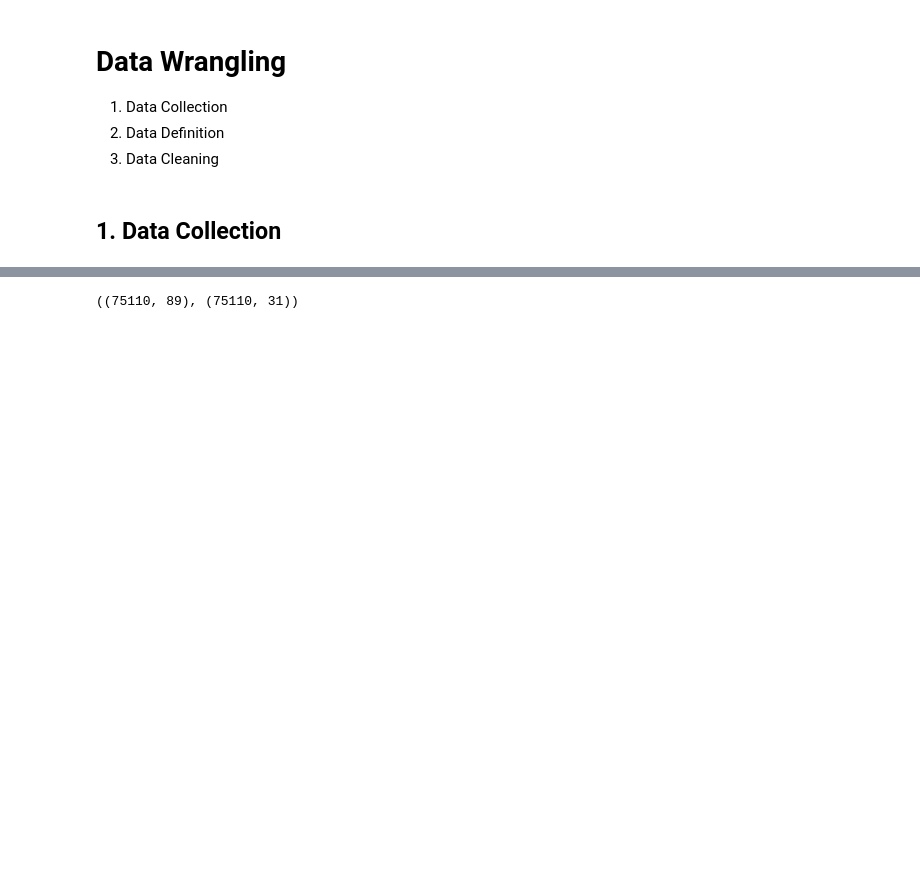
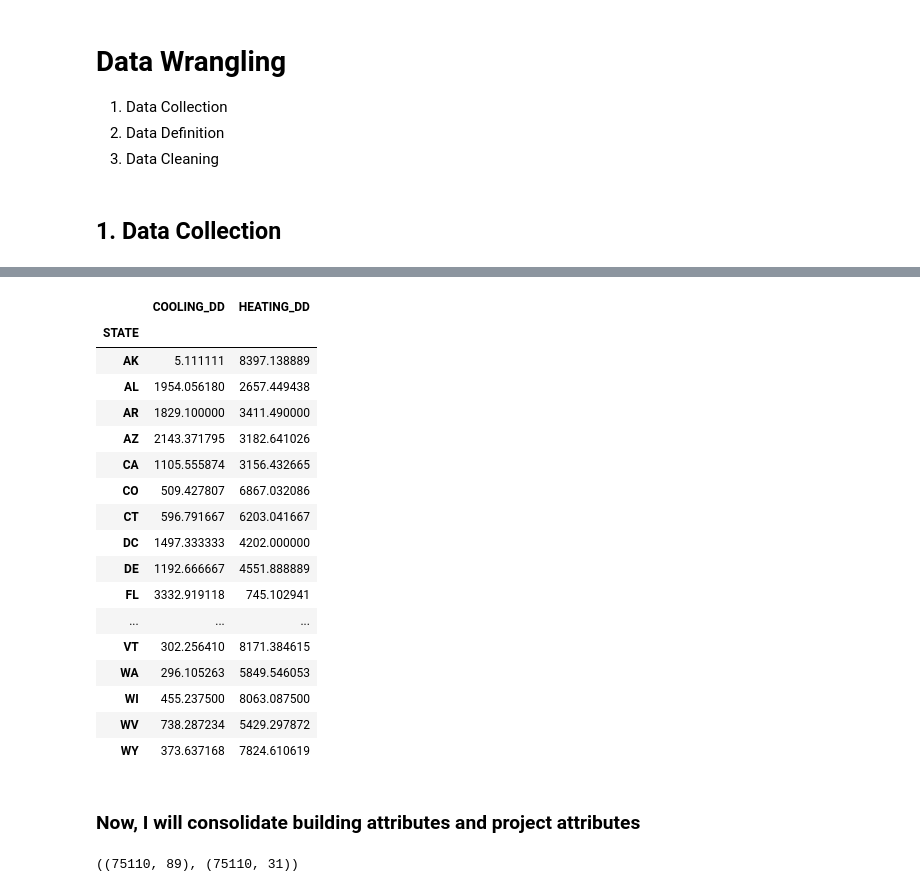
Before and after one commit to jvrnuno/Capstone-2, a Jupyter notebook: notebooks/1.1_JNT_Data_Collection.ipynb, the cells around one changed output, grey strips where cells are left out. Cells and saved outputs as stored; diff of their text form; code cells hidden in the pictures; blank space fills up the shorter version.

Commit message:
Add climate data for analysis

```diff
--- a/notebooks/1.1_JNT_Data_Collection.ipynb
+++ b/notebooks/1.1_JNT_Data_Collection.ipynb
@@ -21,0 +141,6 @@ project_df = pd.read_csv(project_file, index_col=None, low_memory=False)
+# %%
+# Keep entries ending with C, S or R
+
+climate_df = climate_df[climate_df.HEATING_DD.str.endswith('C') |
+                        climate_df.HEATING_DD.str.endswith('S') |
+                        climate_df.HEATING_DD.str.endswith('R')]
@@ -22 +169,35 @@ project_df = pd.read_csv(project_file, index_col=None, low_memory=False)
+# %%
+# Drop station id and zip code info. No longer need them
+
+climate_df.drop(['STATION_ID', 'ZIP_CODE'], axis=1, inplace=True)
+# %%
+climate_df['COOLING_DD'] = pd.to_numeric(climate_df['COOLING_DD'])
+climate_df['HEATING_DD'] = pd.to_numeric(climate_df['HEATING_DD'])
+# %%
+# Group by state to generate a link column with the projects information table
+
+climate_by_st = climate_df.groupby(by='STATE').mean()
+# %%
+climate_by_st
+# %% [output]
+|  | COOLING_DD | HEATING_DD |
+| STATE |  |  |
+| AK | 5.111111 | 8397.138889 |
+| AL | 1954.056180 | 2657.449438 |
+| AR | 1829.100000 | 3411.490000 |
+| AZ | 2143.371795 | 3182.641026 |
+| CA | 1105.555874 | 3156.432665 |
+| CO | 509.427807 | 6867.032086 |
+| CT | 596.791667 | 6203.041667 |
+| DC | 1497.333333 | 4202.000000 |
+| DE | 1192.666667 | 4551.888889 |
+| FL | 3332.919118 | 745.102941 |
+| ... | ... | ... |
+| VT | 302.256410 | 8171.384615 |
+| WA | 296.105263 | 5849.546053 |
+| WI | 455.237500 | 8063.087500 |
+| WV | 738.287234 | 5429.297872 |
+| WY | 373.637168 | 7824.610619 |
+# %% [markdown]
+### Now, I will consolidate building attributes and project attributes
 # %%
```
Also changed, not shown: parts of 28 cells of this notebook.
